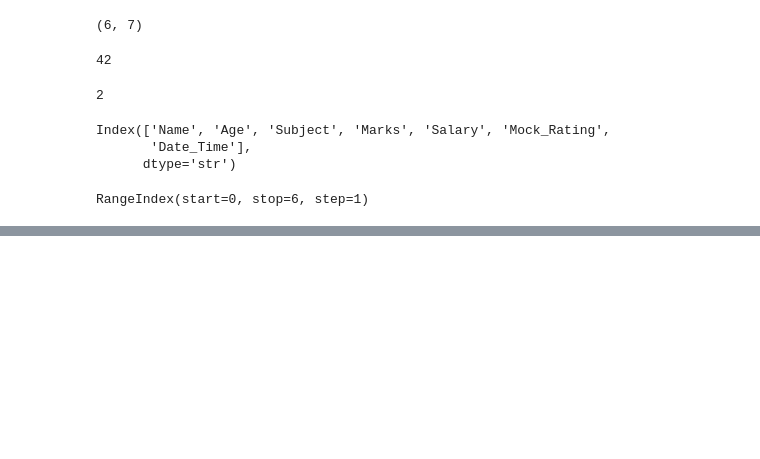
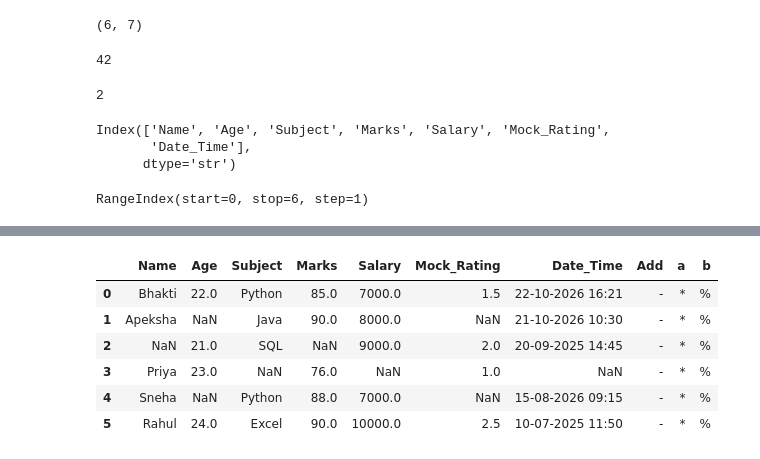
Before and after one commit to bhakti-wagh/PandasLibrary, a Jupyter notebook: day2practice.ipynb, the cells around one changed output, grey strips where cells are left out. Drawn from its saved outputs; the diff is of its cells as text; code cells hidden in the pictures; blank space fills up the shorter version.

```diff
--- a/day2practice.ipynb
+++ b/day2practice.ipynb
@@ -57,0 +98,6 @@ RangeIndex(start=0, stop=6, step=1)
+# %%
+
+#insert one column
+
+df["Add"]="-"
+df
@@ -57,0 +112,12 @@ RangeIndex(start=0, stop=6, step=1)
+# %%
+#add multiple column using assign
+
+df.assign(a=["*","*","*","*","*","*"],b=["%","%","%","%","%","%"])
+# %% [output]
+|  | Name | Age | Subject | Marks | Salary | Mock_Rating | Date_Time | Add | a | b |
+| 0 | Bhakti | 22.0 | Python | 85.0 | 7000.0 | 1.5 | 22-10-2026 16:21 | - | * | % |
+| 1 | Apeksha | NaN | Java | 90.0 | 8000.0 | NaN | 21-10-2026 10:30 | - | * | % |
+| 2 | NaN | 21.0 | SQL | NaN | 9000.0 | 2.0 | 20-09-2025 14:45 | - | * | % |
+| 3 | Priya | 23.0 | NaN | 76.0 | NaN | 1.0 | NaN | - | * | % |
+| 4 | Sneha | NaN | Python | 88.0 | 7000.0 | NaN | 15-08-2026 09:15 | - | * | % |
+| 5 | Rahul | 24.0 | Excel | 90.0 | 10000.0 | 2.5 | 10-07-2025 11:50 | - | * | % |
```
Also changed, not shown: parts of 9 cells of this notebook, 2 other files.
